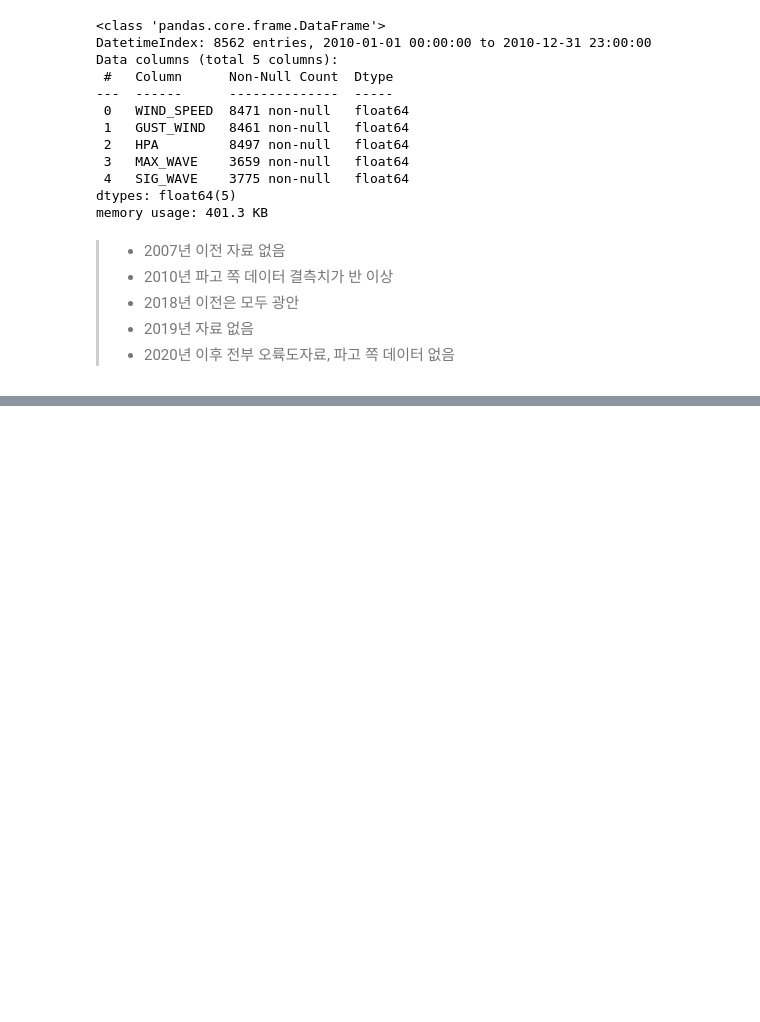
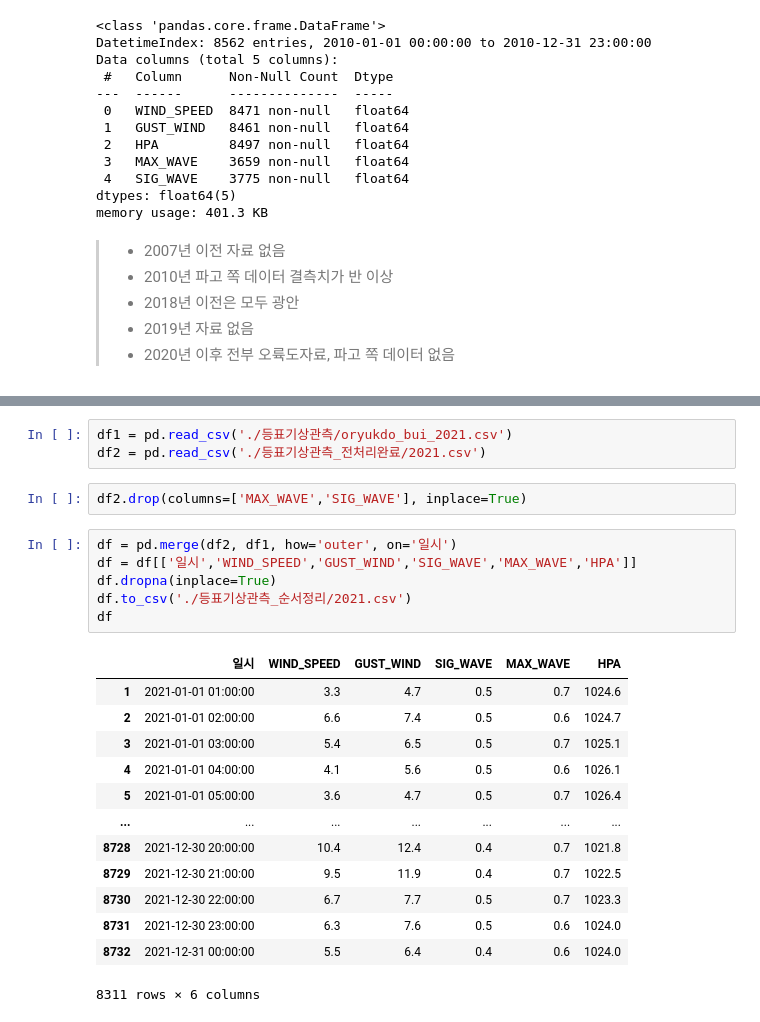
Before and after one commit to JungHaWoon/-------, a Jupyter notebook: test.ipynb, the cells around one changed output, grey strips where cells are left out. Cells and saved outputs as stored; diff of their text form; blank space fills up the shorter version.

```diff
--- a/test.ipynb
+++ b/test.ipynb
@@ -201,0 +371,25 @@ memory usage: 401.3 KB
+# %%
+df1 = pd.read_csv('./등표기상관측/oryukdo_bui_2021.csv')
+df2 = pd.read_csv('./등표기상관측_전처리완료/2021.csv')
+# %%
+df2.drop(columns=['MAX_WAVE','SIG_WAVE'], inplace=True)
+# %%
+df = pd.merge(df2, df1, how='outer', on='일시')
+df = df[['일시','WIND_SPEED','GUST_WIND','SIG_WAVE','MAX_WAVE','HPA']]
+df.dropna(inplace=True)
+df.to_csv('./등표기상관측_순서정리/2021.csv')
+df
+# %% [output]
+|  | 일시 | WIND_SPEED | GUST_WIND | SIG_WAVE | MAX_WAVE | HPA |
+| 1 | 2021-01-01 01:00:00 | 3.3 | 4.7 | 0.5 | 0.7 | 1024.6 |
+| 2 | 2021-01-01 02:00:00 | 6.6 | 7.4 | 0.5 | 0.6 | 1024.7 |
+| 3 | 2021-01-01 03:00:00 | 5.4 | 6.5 | 0.5 | 0.7 | 1025.1 |
+| 4 | 2021-01-01 04:00:00 | 4.1 | 5.6 | 0.5 | 0.6 | 1026.1 |
+| 5 | 2021-01-01 05:00:00 | 3.6 | 4.7 | 0.5 | 0.7 | 1026.4 |
+| ... | ... | ... | ... | ... | ... | ... |
+| 8728 | 2021-12-30 20:00:00 | 10.4 | 12.4 | 0.4 | 0.7 | 1021.8 |
+| 8729 | 2021-12-30 21:00:00 | 9.5 | 11.9 | 0.4 | 0.7 | 1022.5 |
+| 8730 | 2021-12-30 22:00:00 | 6.7 | 7.7 | 0.5 | 0.7 | 1023.3 |
+| 8731 | 2021-12-30 23:00:00 | 6.3 | 7.6 | 0.5 | 0.6 | 1024.0 |
+| 8732 | 2021-12-31 00:00:00 | 5.5 | 6.4 | 0.4 | 0.6 | 1024.0 |
+8311 rows × 6 columns
```
Also changed, not shown: parts of 13 cells of this notebook, 4 other files.
